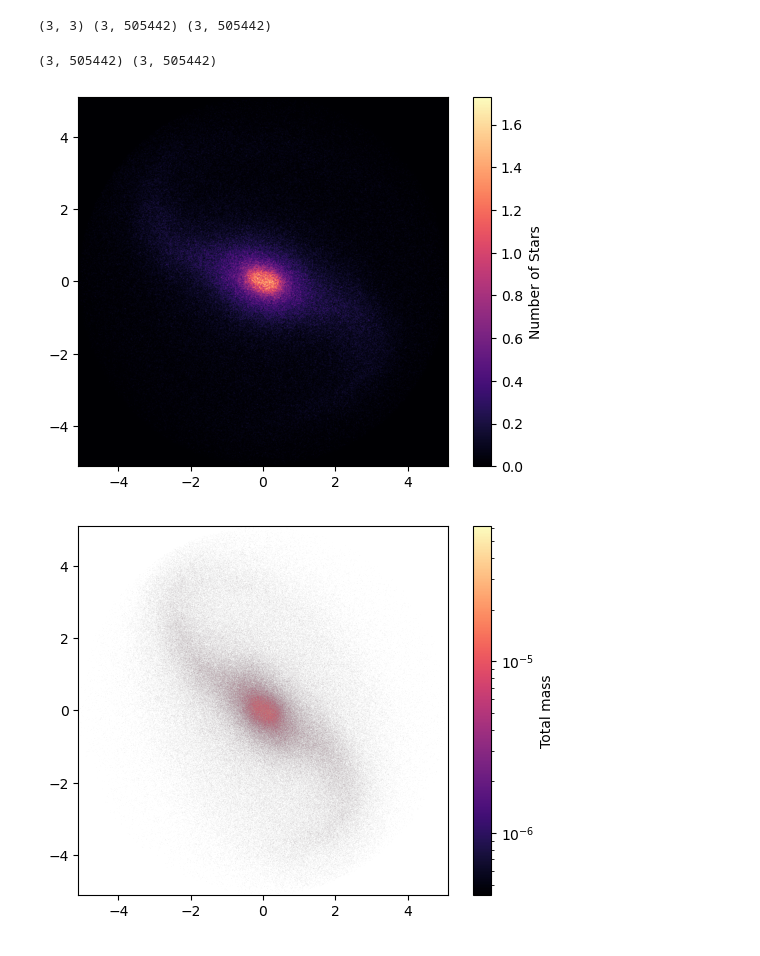
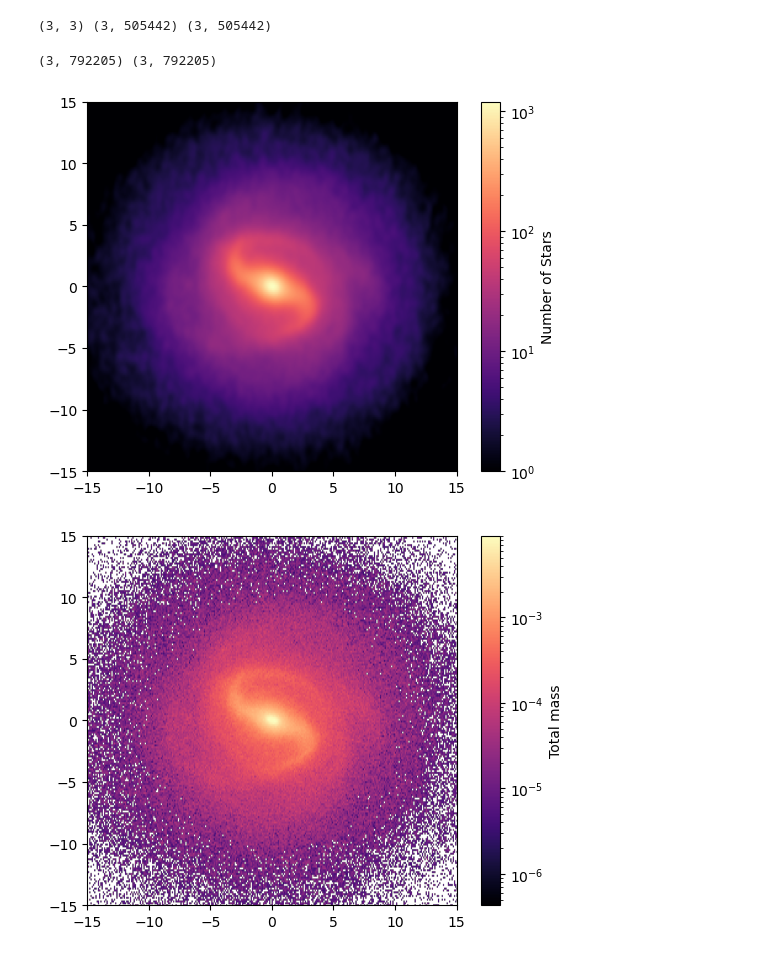
Before and after one commit to Alverd02/Kinematic-Signatures-of-Bars-and-Spirals-in-TNG50-Galaxies, a Jupyter notebook: Kinematic Signatures of Bars and Spirals in TNG50 Galaxies.ipynb, the cells around one changed output. Cells and saved outputs as stored; diff of their text form; code cells hidden in the pictures.

Commit message:
Correction on the leveling
Rotation and plots with full dataset no the cutout one

```diff
--- a/Kinematic Signatures of Bars and Spirals in TNG50 Galaxies.ipynb
+++ b/Kinematic Signatures of Bars and Spirals in TNG50 Galaxies.ipynb
@@ -299,12 +299,15 @@ print(matrix_rot.shape,r_vec.shape,v_vec.shape)
 # %% [output]
 (3, 3) (3, 505442) (3, 505442)
 # %%
+r_vec = np.array([x_centered, y_centered, z_centered])
+v_vec = np.array([vx_centered, vy_centered, vz_centered])
+
 r_rot = (matrix_rot @ r_vec)
 v_rot = (matrix_rot @ v_vec)
 # %%
 print(r_rot.shape, v_rot.shape)
 # %% [output]
-(3, 505442) (3, 505442)
+(3, 792205) (3, 792205)
 # %%
 x_rot = r_rot[0]
 y_rot = r_rot[1]
@@ -330,39 +333,39 @@ y_edges_rot = ret_rot.y_edge
 
 smoothed_density_rot = gaussian_filter(density_map_rot, sigma=2)
 
-limit = 2*RS  # Adjust this based on your galaxy's expected size
+limit = 15  # Adjust this based on your galaxy's expected size
 plt.xlim(-limit, limit)
 plt.ylim(-limit, limit)
 
-plt.imshow(smoothed_density_rot.T, origin='lower', extent=[x_edges_rot[0], x_edges_rot[-1], y_edges_rot[0], y_edges_rot[-1]],cmap='magma')
+plt.imshow(smoothed_density_rot.T, origin='lower', extent=[x_edges_rot[0], x_edges_rot[-1], y_edges_rot[0], y_edges_rot[-1]],cmap='magma',norm=LogNorm(vmin=1))
 plt.colorbar(label='Number of Stars')
 plt.show()
 # %% [output]
-[figure, old version]
+[figure, new version]
 # %%
 grid_resolution = 3000
 
-ret = binned_statistic_2d(x_cut, y_cut,
-    m_cut,
+ret = binned_statistic_2d(x_rot, y_rot,
+    m_centered,
     statistic='sum',
     bins=grid_resolution
 )
 
 mass_map = ret.statistic
 x_edges = ret.x_edge
 y_edges = ret.y_edge
 
 smoothed_density = gaussian_filter(mass_map, sigma=2)
 
-limit = 2*RS  # Adjust this based on your galaxy's expected size
+limit = 15  # Adjust this based on your galaxy's expected size
 plt.xlim(-limit, limit)
 plt.ylim(-limit, limit)
 
 plt.imshow(mass_map.T, origin='lower', extent=[x_edges[0], x_edges[-1], y_edges[0], y_edges[-1]],cmap='magma',norm=LogNorm())
 plt.colorbar(label='Total mass')
 plt.show()
 # %% [output]
-[figure, old version]
+[figure, new version]
 # %%
 grid_resolution = 3000
 
```
Also changed, not shown: parts of 2 cells of this notebook, 1 other file.
